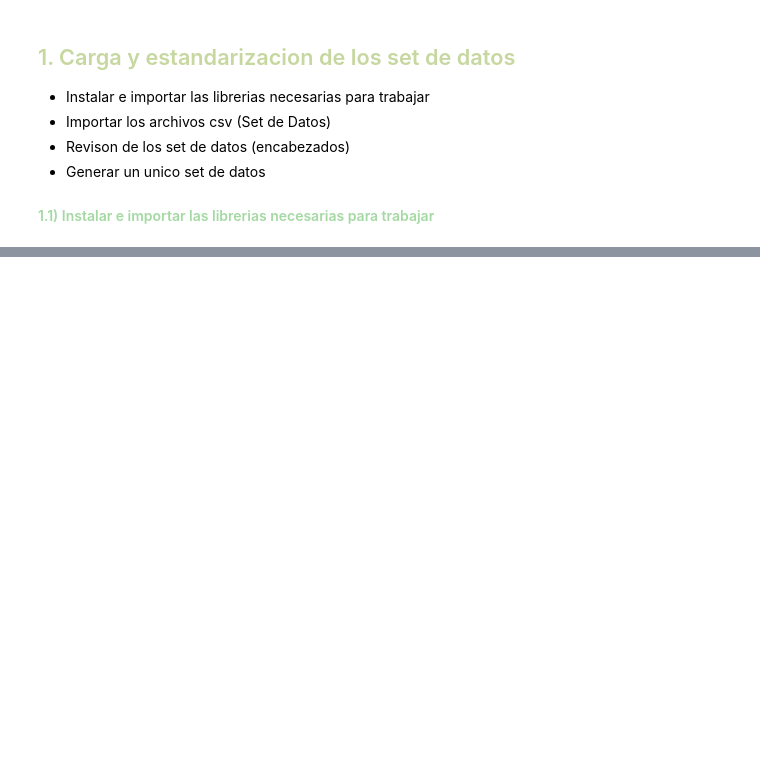
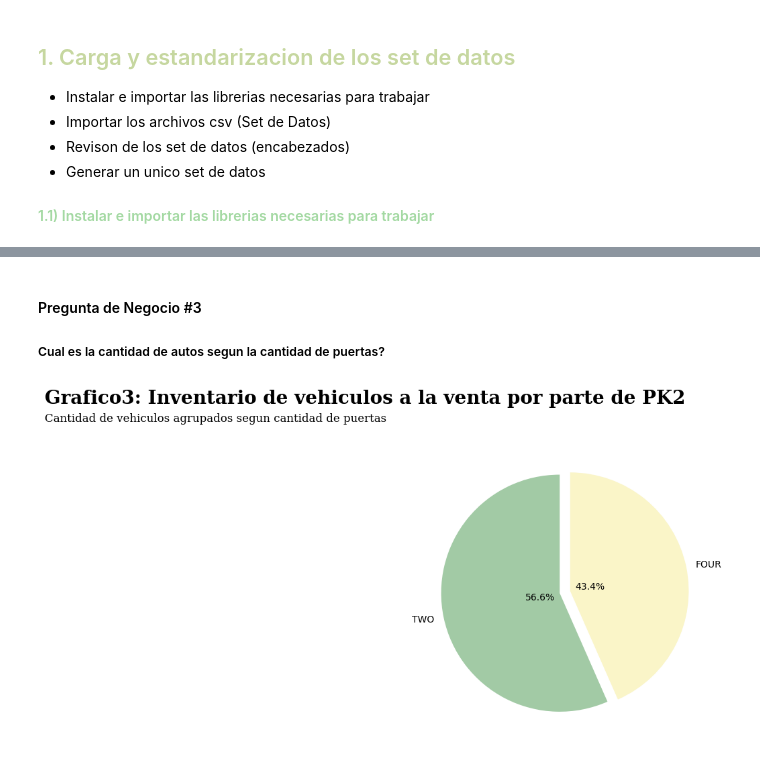
Before and after one commit to DanHer9/AnalisisDatos, a Jupyter notebook: EDA_Carros.ipynb, the cells around one changed output, grey strips where cells are left out. Drawn from its saved outputs; the diff is of its cells as text; code cells hidden in the pictures; blank space fills up the shorter version.

```diff
--- a/EDA_Carros.ipynb
+++ b/EDA_Carros.ipynb
@@ -30,0 +842,52 @@
+# %% [markdown]
+<h4>Pregunta de Negocio #3</h4>
+<h5>Cual es la cantidad de autos segun la cantidad de puertas?</h5>
+# %%
+ dfAgrupado = agrupaYcuenta (dfAutos, 'doors', False)
+
+#--------------------------GRAFICA CIRCULAR------------------------------------------------#
+fig, ax = plt.subplots(1,1, figsize=(15,6.9),dpi=100)
+
+etiqueta = dfAgrupado.index.tolist()
+valores = dfAgrupado['cantidad'].tolist()
+
+coloresBarras = ['#a2caa5', '#faf5c8']
+explode = (0, 0.09)
+
+ax.pie(valores,
+       labels=etiqueta,
+       autopct='%1.1f%%',
+       colors=coloresBarras,
+       pctdistance=0.17,
+       labeldistance=-1.17,
+       shadow=False,
+       startangle=90,
+       explode = explode)
+#--------------------------------------------------------------------------------------------#
+#------------------------Configuracion estetica del grafico de barras------------------------#
+#--------------------------------------------------------------------------------------------#
+titulo = "Grafico3: Inventario de vehiculos a la venta por parte de PK2"
+plt.suptitle (titulo,
+              horizontalalignment = 'left',
+              x = 0.001,
+              y = 0.87,
+              transform = fig.transFigure,
+              fontsize = 20,              fontweight = "bold",
+              fontfamily = 'serif')
+
+subTitulo = "Cantidad de vehiculos agrupados segun cantidad de puertas"
+ax.set_title(subTitulo,
+             ha = 'left',
+             x = 0.001,
+             y = 0.80,
+             transform = fig.transFigure,
+             fontsize = 12,
+             fontweight = "regular",
+             fontfamily = "serif")
+#--------------------------------------------------------------------------------------------#
+
+plt.subplots_adjust(top = 0.75)
+fig.savefig("Grafico 3, cantidad de carros segun numero de puertas", dpi=300, bbox_inches='tight')
+plt.show()
+# %% [output]
+[figure, added]
```
Also changed, not shown: parts of 85 cells of this notebook.
